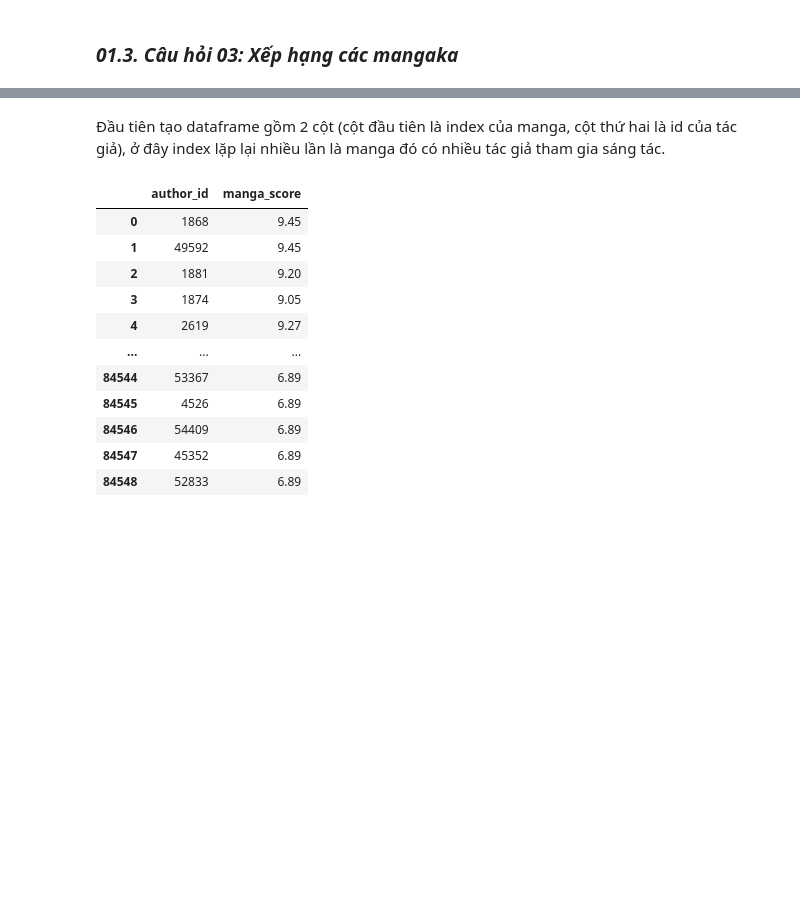
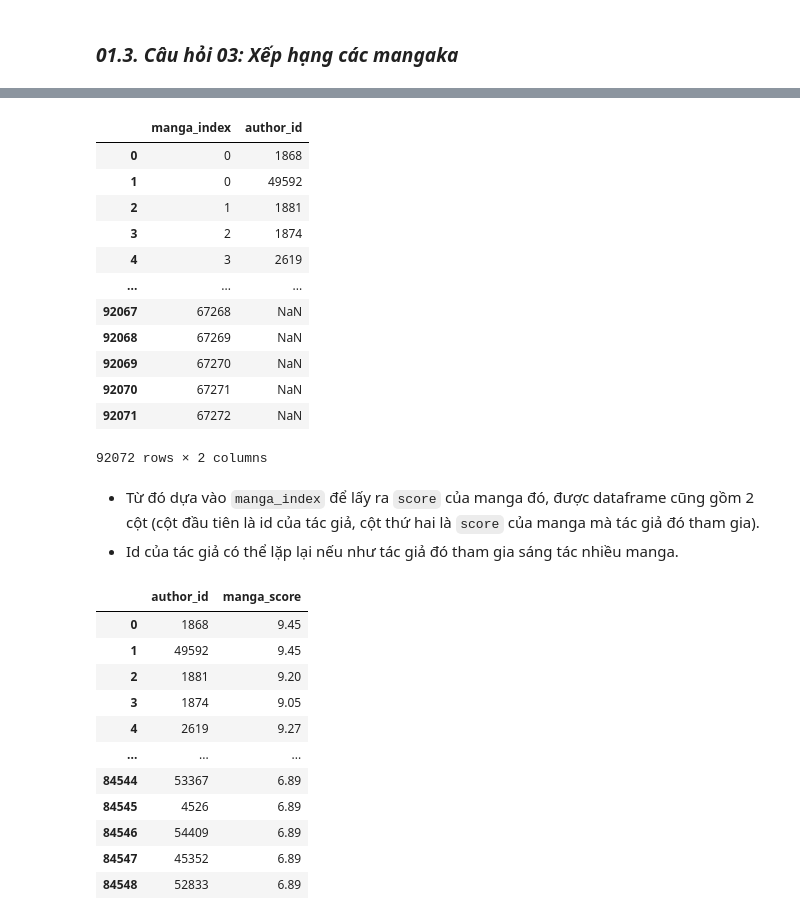
Before and after one commit to lengoctuong/Prj-Manga-Dataset_Programming4DS, a Jupyter notebook: 03_Asking-Questions-and-Analyzing.ipynb, the cells around one changed output, grey strips where cells are left out. Saved outputs shown, nothing was run; the diff lists cells and outputs as text; code cells hidden in the pictures; blank space fills up the shorter version.

```diff
--- a/03_Asking-Questions-and-Analyzing.ipynb
+++ b/03_Asking-Questions-and-Analyzing.ipynb
@@ -351,11 +394,27 @@ manga_df.to_csv('./Data/new_manga.csv', index=False)
 # %%
 def first(lst):
     return np.nan if len(lst) == 0 else lst[0]
 
-temp1 = manga_df['authors'].explode().apply(lambda col: str(col))
-temp2 = temp1.str.findall(r'[0-9]+')
-temp3 = temp2.apply(first)
-temp4 = temp3.to_frame().reset_index()
+str_author_sr = manga_df['authors'].explode().apply(lambda col: str(col))
+author_id_sr = str_author_sr.str.findall(r'[0-9]+').apply(first)
+q3_df = author_id_sr.to_frame().reset_index()
+q3_df.columns = ['manga_index', 'author_id']
+q3_df
+# %% [output]
+|  | manga_index | author_id |
+| 0 | 0 | 1868 |
+| 1 | 0 | 49592 |
+| 2 | 1 | 1881 |
+| 3 | 2 | 1874 |
+| 4 | 3 | 2619 |
+| ... | ... | ... |
+| 92067 | 67268 | NaN |
+| 92068 | 67269 | NaN |
+| 92069 | 67270 | NaN |
+| 92070 | 67271 | NaN |
+| 92071 | 67272 | NaN |
+92072 rows × 2 columns
-# %% [markdown]
-Đầu tiên tạo dataframe gồm 2 cột (cột đầu tiên là index của manga, cột thứ hai là id của tác giả), ở đây index lặp lại nhiều lần là manga đó có nhiều tác giả tham gia sáng tác.
+# %% [markdown]
+- Từ đó dựa vào `manga_index` để lấy ra `score` của manga đó, được dataframe cũng gồm 2 cột (cột đầu tiên là id của tác giả, cột thứ hai là `score` của manga mà tác giả đó tham gia).
+- Id của tác giả có thể lặp lại nếu như tác giả đó tham gia sáng tác nhiều manga.
 # %%
```
Also changed, not shown: parts of 15 cells of this notebook.
